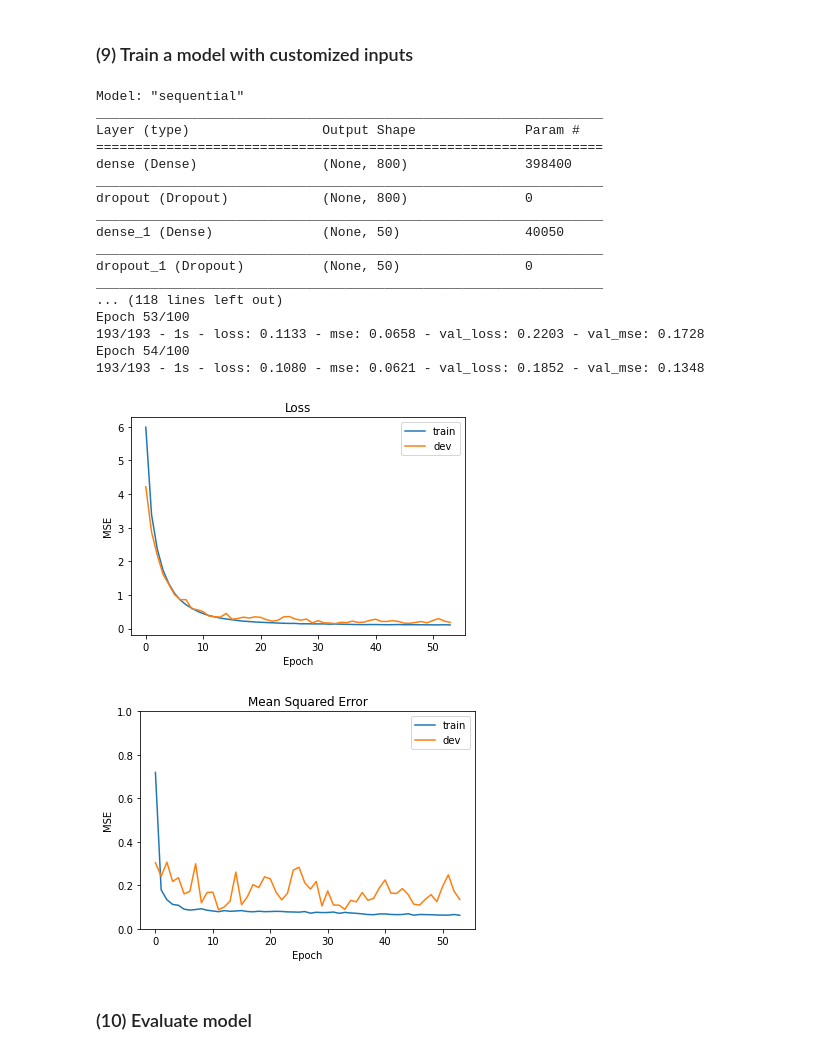
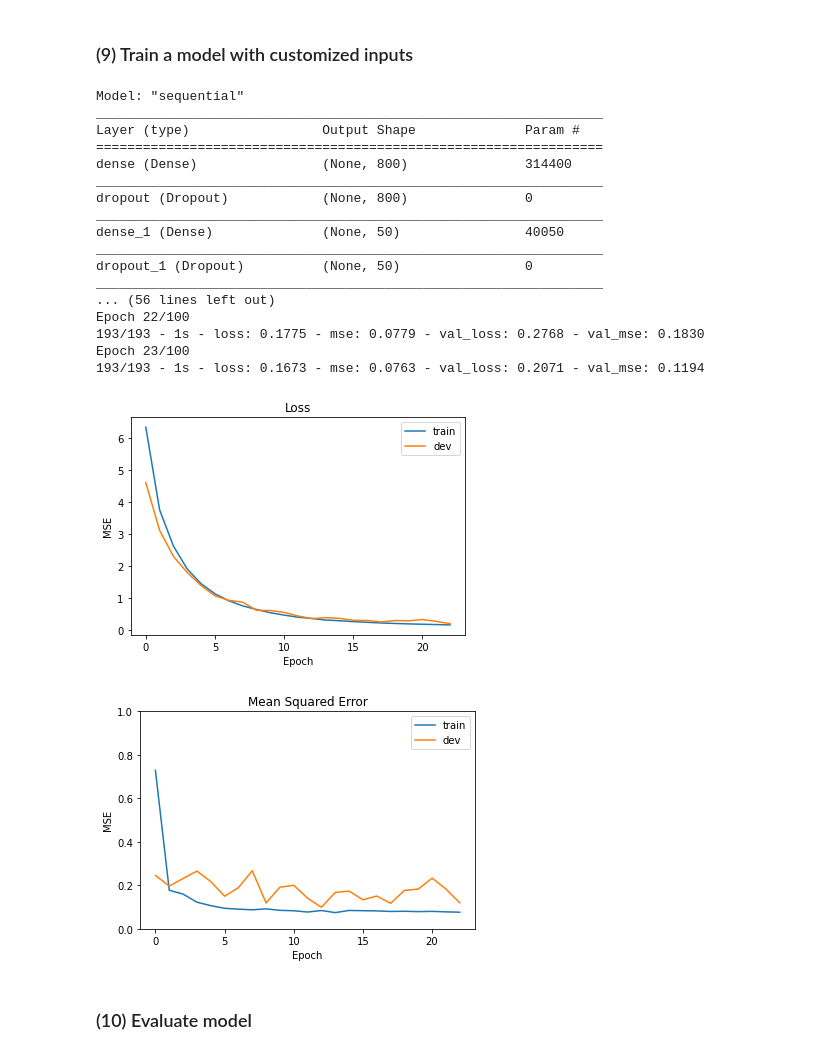
Before and after one commit to delaneymiller/predictKAM, a Jupyter notebook: PredictMCF_Delaney.ipynb, the cells around one changed output. Saved outputs shown, nothing was run; the diff lists cells and outputs as text; code cells hidden in the pictures.

```diff
--- a/PredictMCF_Delaney.ipynb
+++ b/PredictMCF_Delaney.ipynb
@@ -199,7 +217,8 @@ print("Time: " + str(time.shape))
 inputMat = np.concatenate((angles, legBin), axis = 2)
 
 # Resample inputMat (nTimesteps = 16, down from 101)
-inputMat = scipy.signal.resample(inputMat, 16, axis = 1)
+# inputMat = scipy.signal.resample(inputMat, 16, axis = 1)
+inputMat = inputMat[:,np.arange(0,101,int(101/16)),:]
 
 # Use positions from first half of stance
 #inputMat = inputMat[:,0:50,:]
@@ -321,7 +375,7 @@ Test: 7 subjects
 ### (7) Remove redundant leg inputs
 # %%
 # Extract indices of leg (every 32nd index, leave first one)
-inputIdx = np.delete(np.arange(0,trainInput_full.shape[1]), np.arange(63, trainInput_full.shape[1], 32))
+inputIdx = np.delete(np.arange(0,trainInput_full.shape[1]), np.arange(inputMat.shape[2]*2-1, trainInput_full.shape[1], inputMat.shape[2]))
 
 # Could also do some sort of input feature selection here if we wanted to!
 
@@ -374,42 +454,44 @@ def construct_model(nHiddenUnits, nHiddenLayers, input_dim, output_dim, loss):
 
 # create model
 myModel = construct_model(nHiddenUnits = 50, nHiddenLayers = 4, input_dim = trainInput.shape[1],
                           output_dim = trainLabels.shape[1], loss = 'mse') # loss = 'mae'
+#myModel = construct_model_russell(nHiddenUnits = 308, nHiddenLayers = 4, input_dim = trainInput.shape[1],
+#                          output_dim = trainLabels.shape[1], loss = 'mse') # loss = 'mae'
 myModel.summary()
 
 # early stopping when there is no improvement in 10 epochs
-callback = tf.keras.callbacks.EarlyStopping(monitor='val_loss', mode = "min", patience=10, restore_best_weights = True)
+callback = tf.keras.callbacks.EarlyStopping(monitor='val_mse', mode = "min", patience=10, restore_best_weights = True)
 
 # fit model on training data
 history = myModel.fit(trainInput, trainLabels, validation_data=(devInput, devLabels), epochs = 100,
                       callbacks = [callback], verbose = 2)
 # _, train_mse = myModel.evaluate(trainInput, trainLabels, verbose=0)
 
 # plot loss and mse
 plotTraining(history)
 
 # predict on dev set
 # yhat = myModel.predict(devInput)
 # %% [output]
 Model: "sequential"
 _________________________________________________________________
 Layer (type)                 Output Shape              Param #
 =================================================================
-dense (Dense)                (None, 800)               398400
+dense (Dense)                (None, 800)               314400
 _________________________________________________________________
 dropout (Dropout)            (None, 800)               0
 _________________________________________________________________
 dense_1 (Dense)              (None, 50)                40050
 _________________________________________________________________
 dropout_1 (Dropout)          (None, 50)                0
 _________________________________________________________________
-... (118 lines left out)
-Epoch 53/100
-193/193 - 1s - loss: 0.1133 - mse: 0.0658 - val_loss: 0.2203 - val_mse: 0.1728
-Epoch 54/100
-193/193 - 1s - loss: 0.1080 - mse: 0.0621 - val_loss: 0.1852 - val_mse: 0.1348
+... (56 lines left out)
+Epoch 22/100
+193/193 - 1s - loss: 0.1775 - mse: 0.0779 - val_loss: 0.2768 - val_mse: 0.1830
+Epoch 23/100
+193/193 - 1s - loss: 0.1673 - mse: 0.0763 - val_loss: 0.2071 - val_mse: 0.1194
-[figure, old version]
+[figure, new version]
-[figure, old version]
+[figure, new version]
 # %% [markdown]
 ### (10) Evaluate model
 # %%
```
Also changed, not shown: parts of 34 cells of this notebook, 2 other files.
